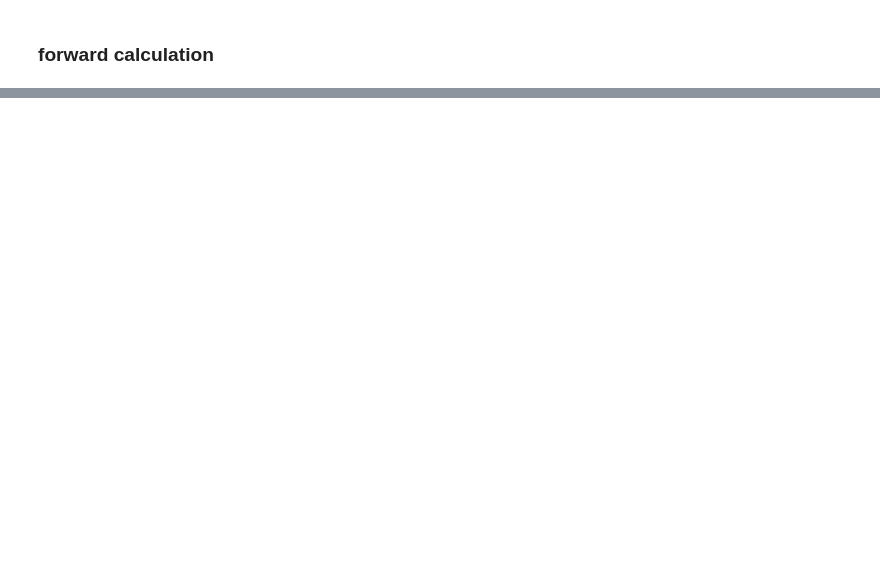
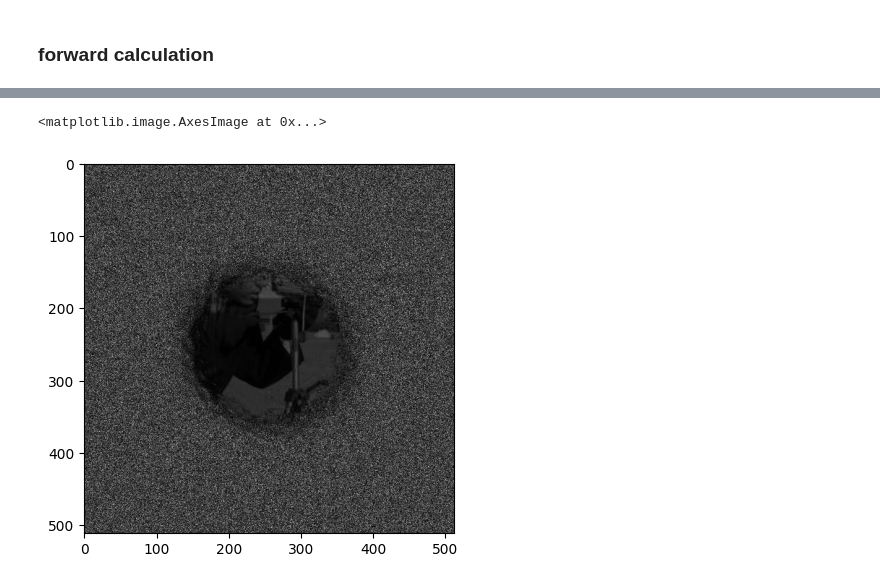
Before and after one commit to sacbow/PtychoEP, a Jupyter notebook: experiments/notebook/basic_ptycho.ipynb, the cells around one changed output, grey strips where cells are left out. Drawn from its saved outputs; the diff is of its cells as text; code cells hidden in the pictures; blank space fills up the shorter version.

```diff
--- a/experiments/notebook/basic_ptycho.ipynb
+++ b/experiments/notebook/basic_ptycho.ipynb
@@ -66,0 +69,17 @@ Poisson noise SNR [dB]: 40.042816162109375
+# %%
+from PtychoEP.utils.engines.pie import PIE
+
+
+# 誤差ログを記録するためのリストとコールバック
+errors = []
+
+def callback(iter_idx, err, obj_est):
+    errors.append(err)
+    if iter_idx % 10 == 0:
+        print(f"Iteration {iter_idx}: Error = {err:.4e}")
+
+# PIEインスタンス生成（alphaは0.1程度から試すのが無難）
+pie = PIE(ptycho, alpha=0.1, callback = callback)
+
+# PIE実行（例: 100イテレーション）
+obj_est = pie.run(n_iter=100)
@@ -66,0 +97,5 @@ Poisson noise SNR [dB]: 40.042816162109375
+# %%
+plt.imshow(np().abs(obj_est), cmap = "gray")
+# %% [output]
+<matplotlib.image.AxesImage at 0x...>
+[figure, added]
```
Also changed, not shown: parts of 12 cells of this notebook, 15 other files.
